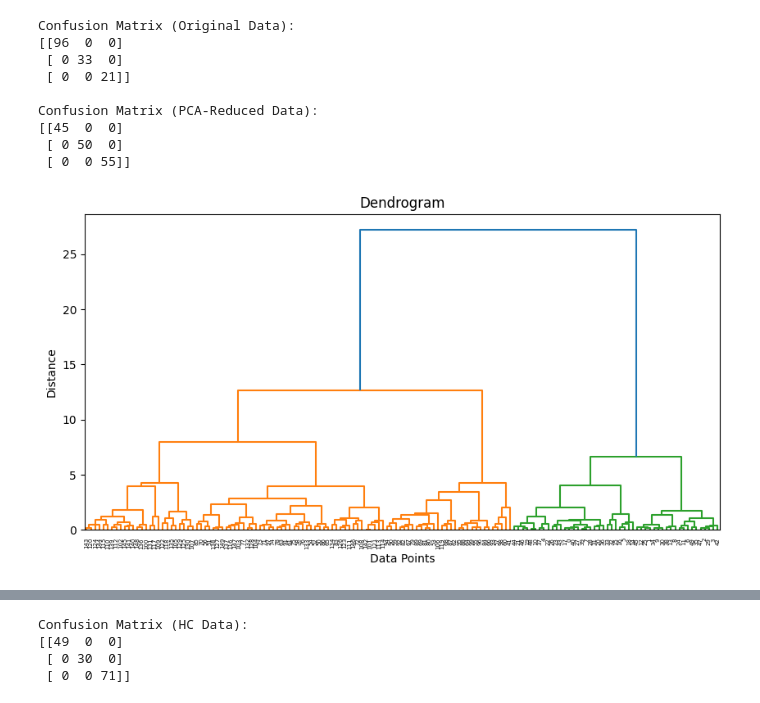
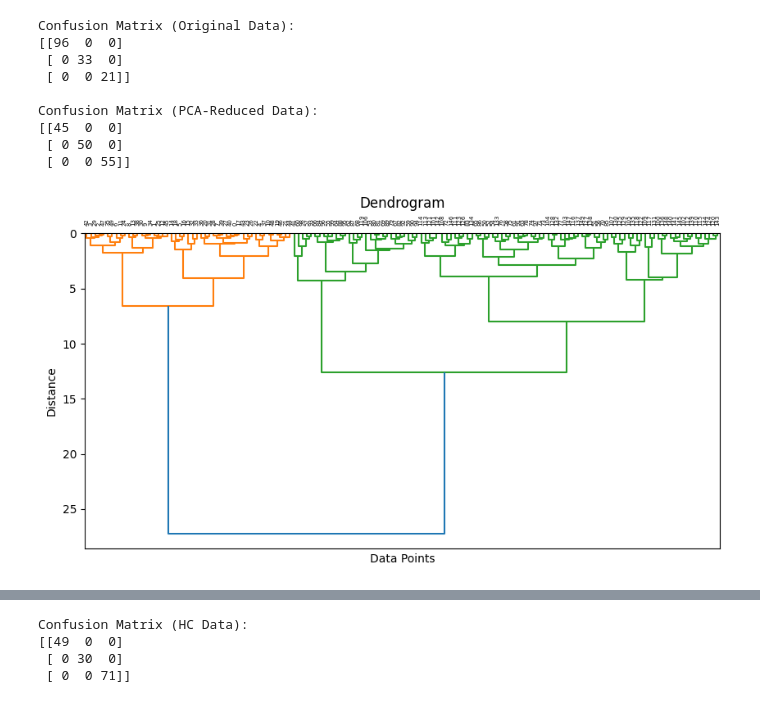
Before and after one commit to kabbo12012000/Clustering-DimensionalityReduction, a Jupyter notebook: Clustering_&_Dimensionality_Reduction.ipynb, the cells around one changed output, grey strips where cells are left out. Saved outputs shown, nothing was run; the diff lists cells and outputs as text; code cells hidden in the pictures.

```diff
--- a/Clustering_&_Dimensionality_Reduction.ipynb
+++ b/Clustering_&_Dimensionality_Reduction.ipynb
@@ -151,13 +151,13 @@ linkage = linkage(x_scaled, method='ward')
 # %%
 
 plt.figure(figsize=(10, 5))
-dendrogram(linkage, orientation='top',distance_sort='descending', show_leaf_counts=True)
+dendrogram(linkage, orientation='bottom',distance_sort='ascending', show_leaf_counts=True)
 plt.title('Dendrogram')
 plt.xlabel('Data Points')
 plt.ylabel('Distance')
 plt.show()
 # %% [output]
-[figure, old version]
+[figure, new version]
 # %%
 hc_cluster = fcluster(linkage, t=3, criterion='maxclust')
 df['cluster'] = hc_cluster
```
